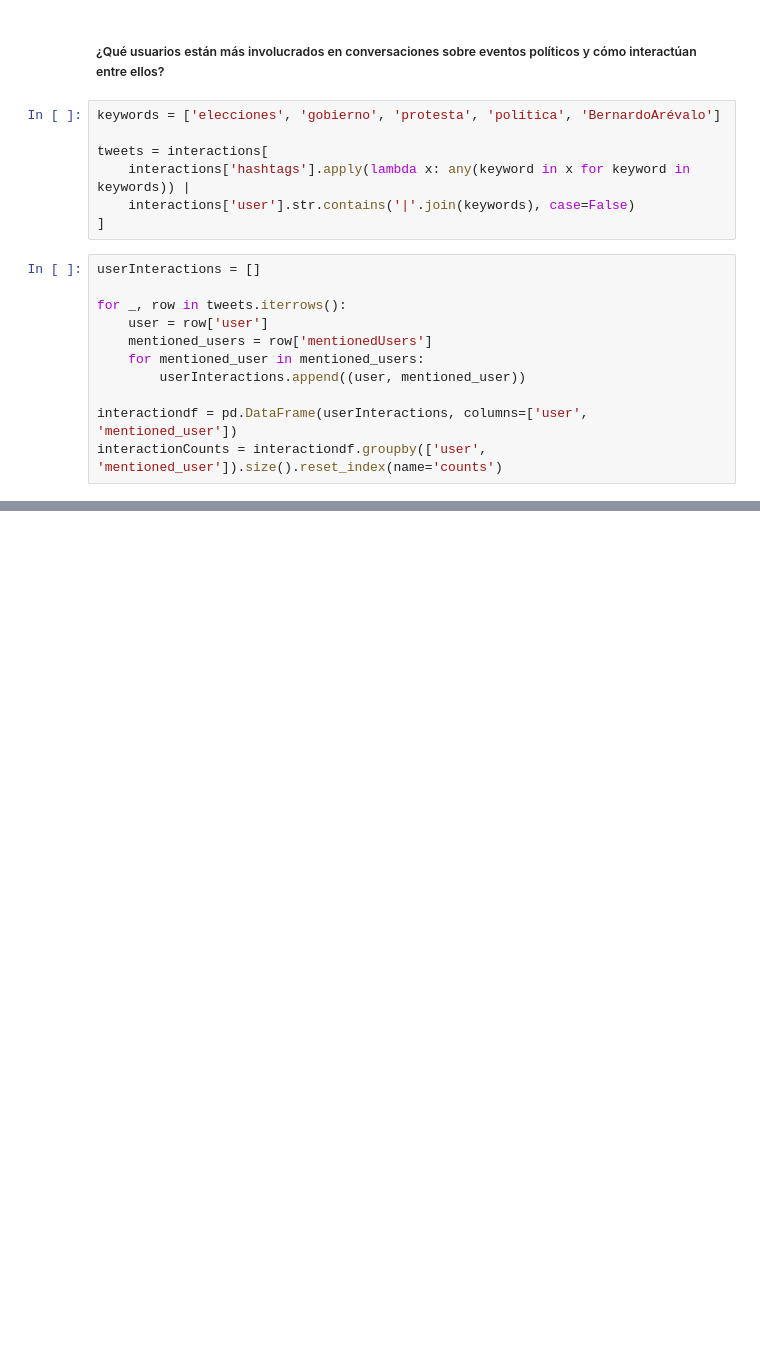
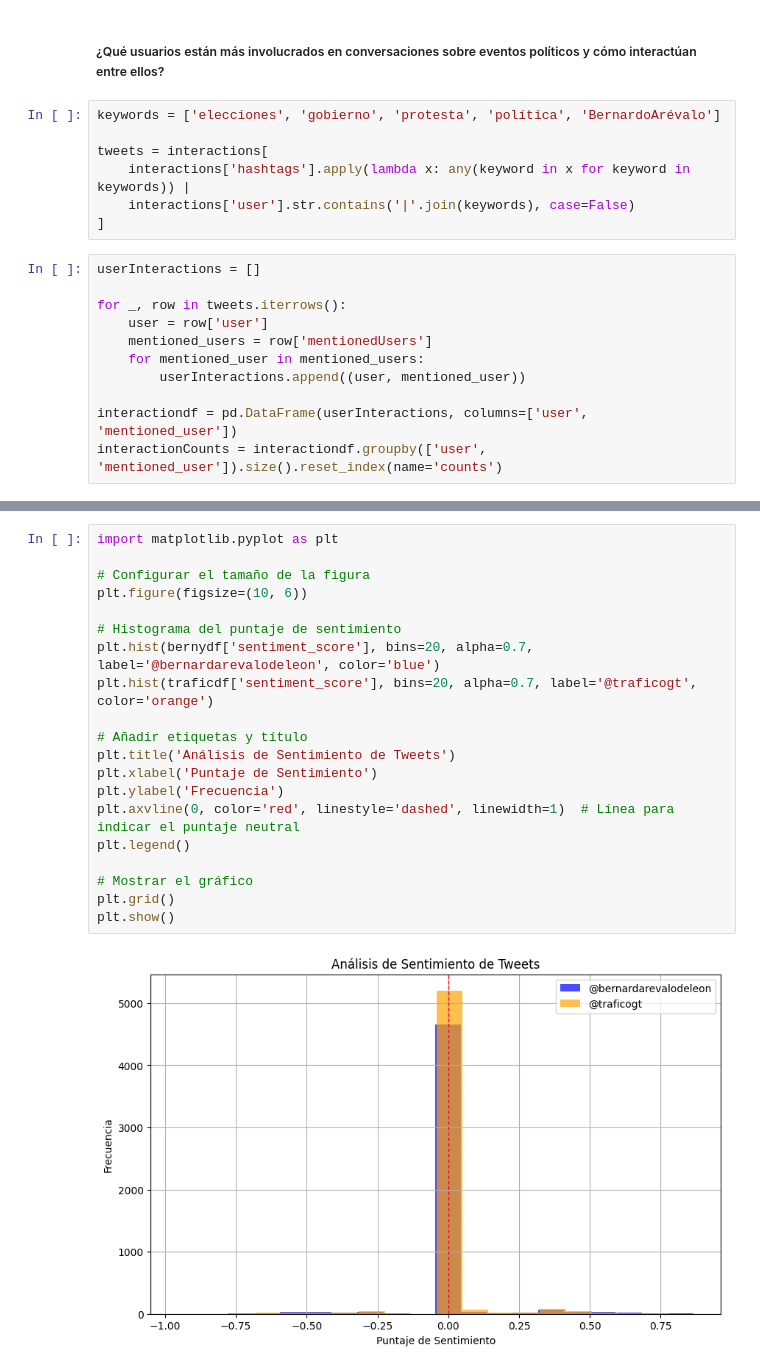
Before and after one commit to emiliosolanoo21/SocialMedia_Analysis, a Jupyter notebook: SocialMedia_Analysis.ipynb, the cells around one changed output, grey strips where cells are left out. Cells and saved outputs as stored; diff of their text form; blank space fills up the shorter version.

```diff
--- a/SocialMedia_Analysis.ipynb
+++ b/SocialMedia_Analysis.ipynb
@@ -699,0 +752,22 @@ plt.show()
+# %%
+import matplotlib.pyplot as plt
+
+# Configurar el tamaño de la figura
+plt.figure(figsize=(10, 6))
+
+# Histograma del puntaje de sentimiento
+plt.hist(bernydf['sentiment_score'], bins=20, alpha=0.7, label='@bernardarevalodeleon', color='blue')
+plt.hist(traficdf['sentiment_score'], bins=20, alpha=0.7, label='@traficogt', color='orange')
+
+# Añadir etiquetas y título
+plt.title('Análisis de Sentimiento de Tweets')
+plt.xlabel('Puntaje de Sentimiento')
+plt.ylabel('Frecuencia')
+plt.axvline(0, color='red', linestyle='dashed', linewidth=1)  # Línea para indicar el puntaje neutral
+plt.legend()
+
+# Mostrar el gráfico
+plt.grid()
+plt.show()
+# %% [output]
+[figure, added]
```
Also changed, not shown: parts of 7 cells of this notebook, 23 other files.
